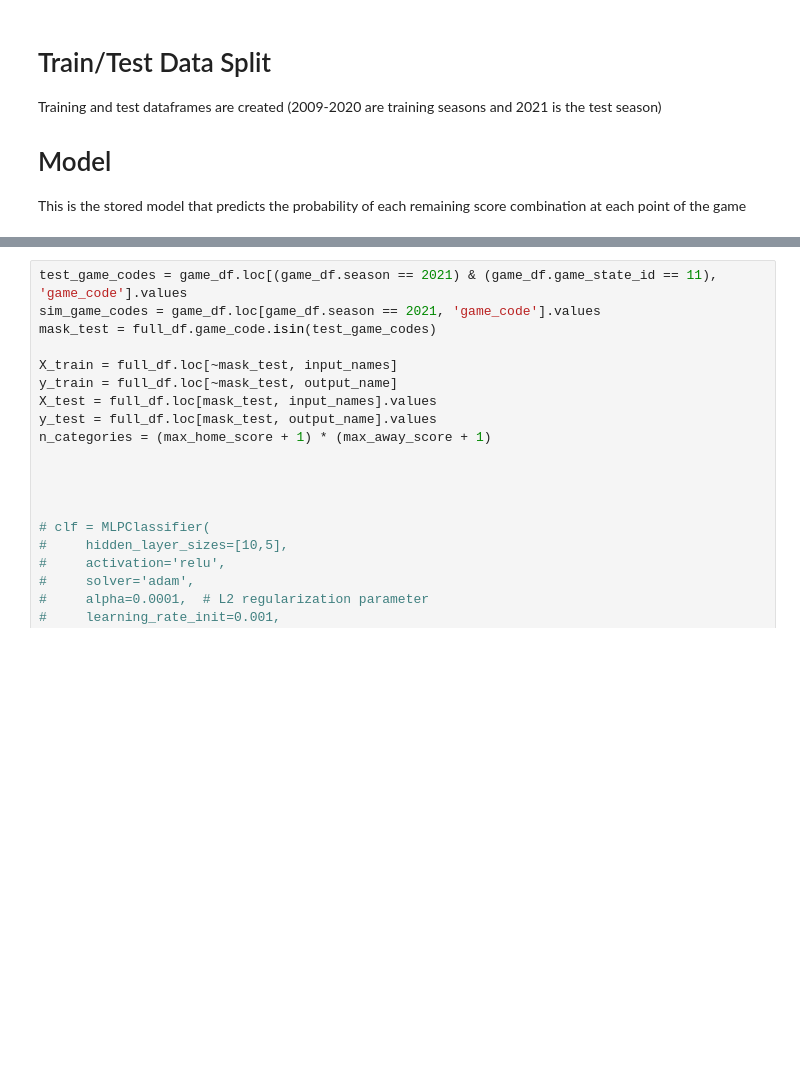
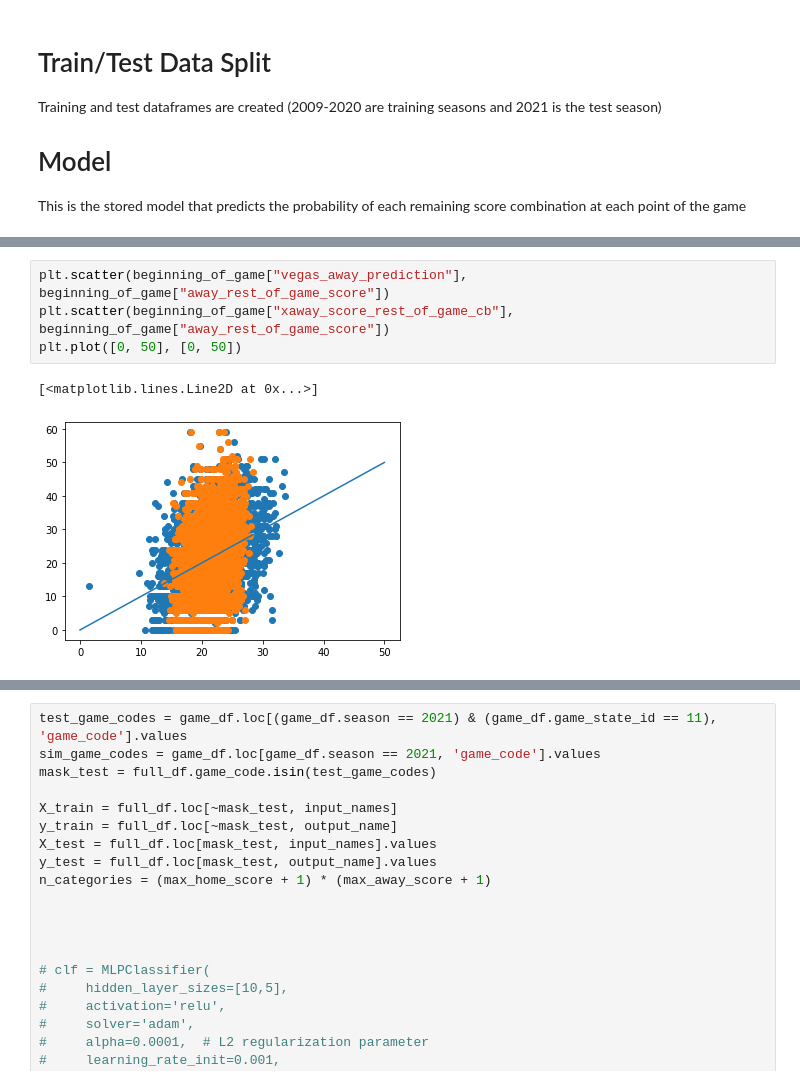
Before and after one commit to lucas-haupt/nfl-live-win-probability, a Jupyter notebook: notebooks/2_game_score_stored_model.ipynb, the cells around one changed output, grey strips where cells are left out. Saved outputs shown, nothing was run; the diff lists cells and outputs as text; blank space fills up the shorter version.

```diff
--- a/notebooks/2_game_score_stored_model.ipynb
+++ b/notebooks/2_game_score_stored_model.ipynb
@@ -219,0 +498,7 @@ full_df[score_change_columns] = rf_score_change.predict_proba(full_df[input_name
+# %%
+plt.scatter(beginning_of_game["vegas_away_prediction"], beginning_of_game["away_rest_of_game_score"])
+plt.scatter(beginning_of_game["xaway_score_rest_of_game_cb"], beginning_of_game["away_rest_of_game_score"])
+plt.plot([0, 50], [0, 50])
+# %% [output]
+[<matplotlib.lines.Line2D at 0x...>]
+[figure, added]
```
Also changed, not shown: parts of 24 cells of this notebook, 5 other files.
